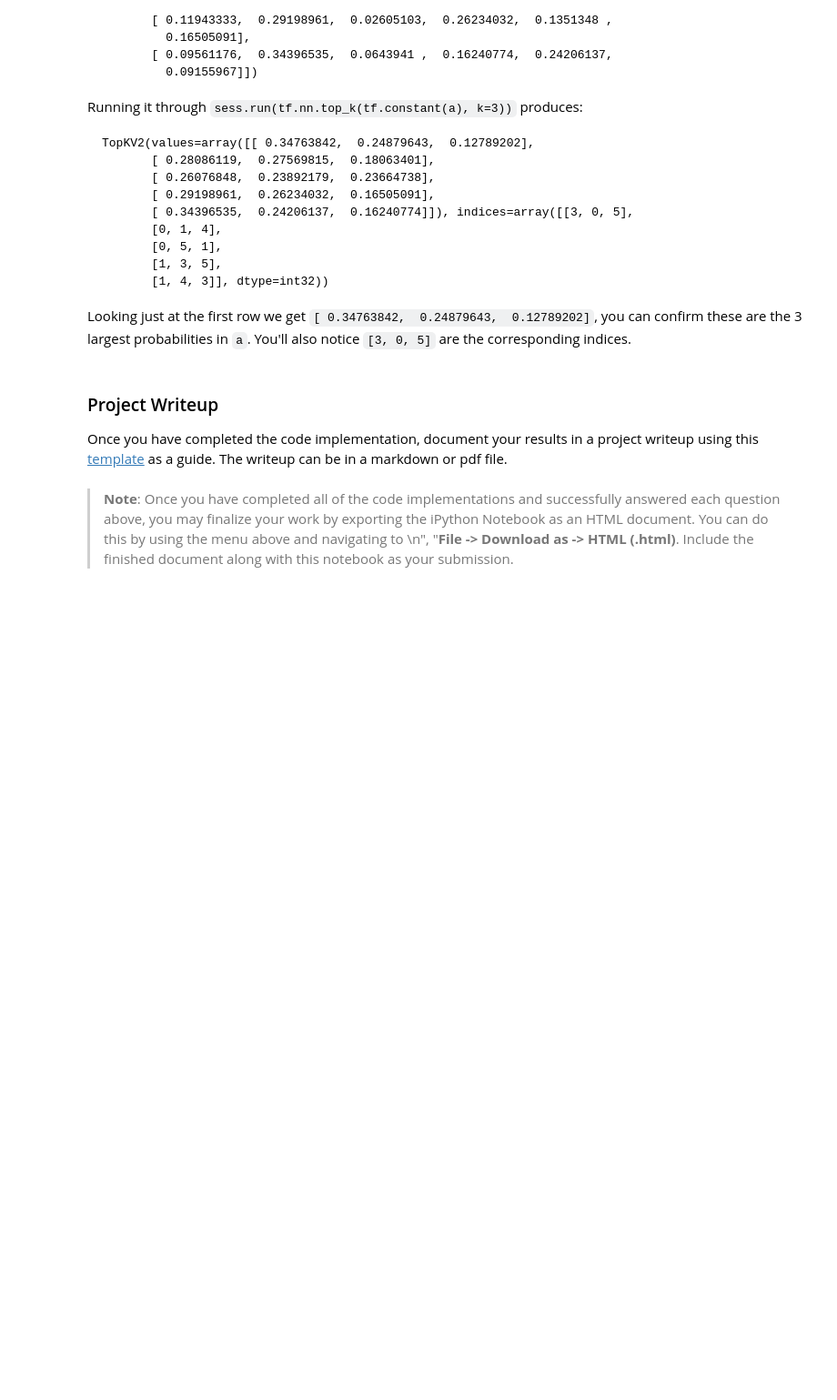
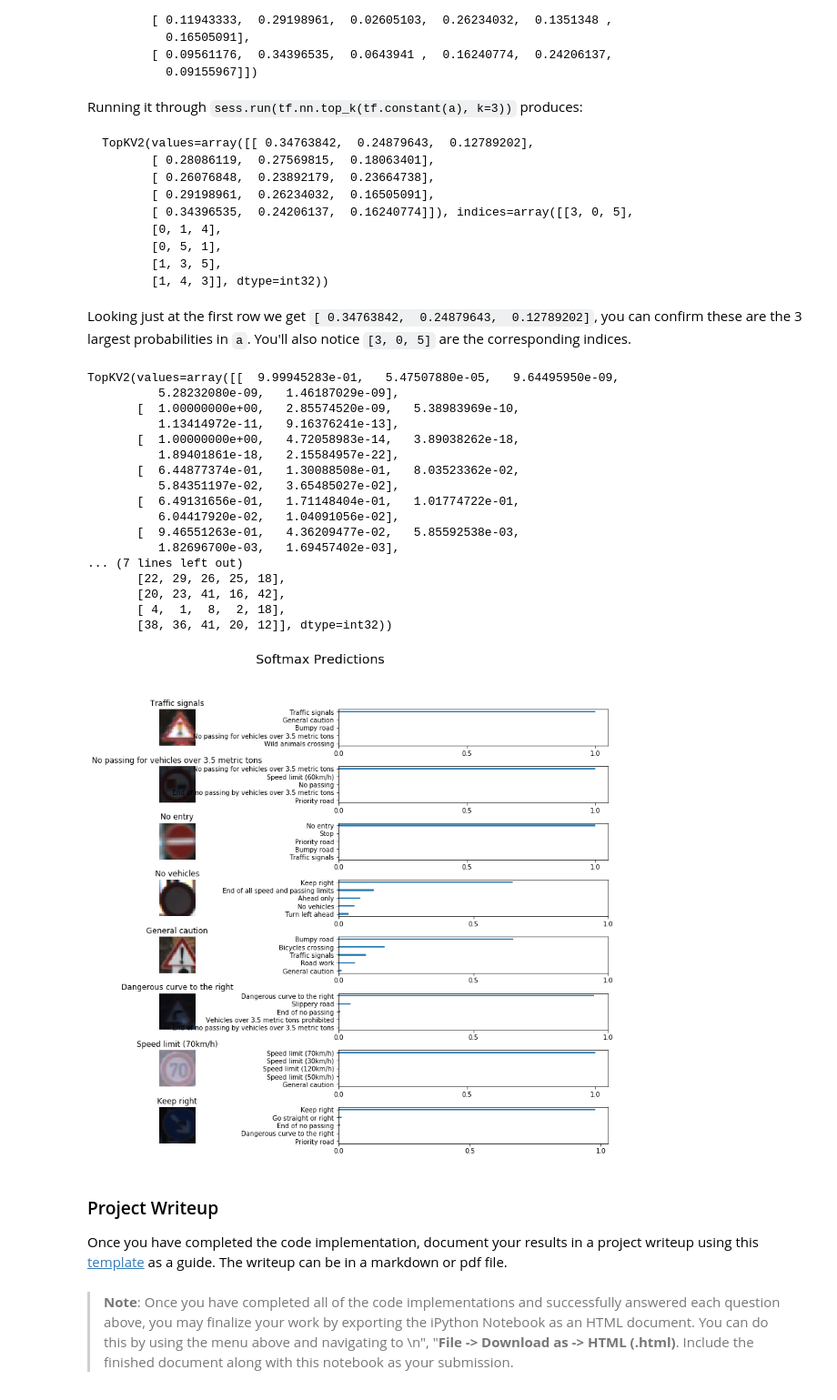
Before and after one commit to yhbyhb/CarND, a Jupyter notebook: Term1/project/CarND-Traffic-Sign-Classifier-Project/Traffic_Sign_Classifier.ipynb, the cells around one changed output. Shown: that part at 91% size. Cells and saved outputs as stored; diff of their text form; code cells hidden in the pictures; blank space fills up the shorter version.

```diff
--- a/Term1/project/CarND-Traffic-Sign-Classifier-Project/Traffic_Sign_Classifier.ipynb
+++ b/Term1/project/CarND-Traffic-Sign-Classifier-Project/Traffic_Sign_Classifier.ipynb
@@ -253,7 +248,8 @@ EPOCHS = 30
 BATCH_SIZE = 128
 dropout_keep_prob = 0.5
 
-logits = MyTrafficSignNet(x)
+l = MyTrafficSignNet(x)
+logits = tf.identity(l, name='logits')
 cross_entropy = tf.nn.softmax_cross_entropy_with_logits(labels=one_hot_y, logits=logits)
 loss_operation = tf.reduce_mean(cross_entropy)
 optimizer = tf.train.AdamOptimizer(learning_rate = rate)
@@ -354,3 +437,11 @@ You may find `signnames.csv` useful as it contains mappings from the class id (i
 # %%
 ### Calculate the accuracy for these 5 new images.
 ### For example, if the model predicted 1 out of 5 signs correctly, it's 20% accurate on these new images.
+with tf.Session() as sess:
+    saver.restore(sess, tf.train.latest_checkpoint('.'))
+
+    batch_x = norm_images
+    batch_y = labels
+
+    accuracy = sess.run(accuracy_operation, feed_dict={x: batch_x, y: batch_y, keep_prob: 1.0})
+    print('accuracy {}%'.format(accuracy * 100.))
@@ -400,3 +490,64 @@ Looking just at the first row we get `[ 0.34763842,  0.24879643,  0.12789202]`,
+# %%
+### Print out the top five softmax probabilities for the predictions on the German traffic sign images found on the web.
+### Feel free to use as many code cells as needed.
+top_n_predictions = 5
+with tf.Session() as sess:
+    saver.restore(sess, tf.train.latest_checkpoint('.'))
+
+    batch_x = norm_images
+    batch_y = labels
+
+    predictions = sess.run(tf.nn.top_k(tf.nn.softmax(logits), top_n_predictions),
+                           feed_dict={x: batch_x, y: batch_y, keep_prob: 1.0})
+print(predictions)
+
+def display_image_predictions(features, labels, predictions, n_predictions):
+    label_names = df_signnames['SignName'].tolist()
+    label_ids = labels
+
+    fig, axies = plt.subplots(nrows=features.shape[0], ncols=2, figsize=(13,10))
+    fig.tight_layout()
+    fig.suptitle('Softmax Predictions', fontsize=20, y=1.1)
+
+
+    margin = 0.05
+    ind = np.arange(n_predictions)
+    width = (1. - 2. * margin) / n_predictions
+
+    for image_i, (feature, label_id, pred_indicies, pred_values) in enumerate(zip(features, label_ids, predictions.indices, predictions.values)):
+        pred_names = [label_names[pred_i] for pred_i in pred_indicies]
+        correct_name = label_names[int(label_id)]
+
+        axies[image_i][0].imshow(feature)
+        axies[image_i][0].set_title(correct_name)
+        axies[image_i][0].set_axis_off()
+
+        axies[image_i][1].barh(ind + margin, pred_values[::-1], width)
+        axies[image_i][1].set_yticks(ind + margin)
+        axies[image_i][1].set_yticklabels(pred_names[::-1])
+        axies[image_i][1].set_xticks([0, 0.5, 1.0])
+
+
+display_image_predictions(images, labels, predictions, top_n_predictions)
+# %% [output]
+TopKV2(values=array([[  9.99945283e-01,   5.47507880e-05,   9.64495950e-09,
+          5.28232080e-09,   1.46187029e-09],
+       [  1.00000000e+00,   2.85574520e-09,   5.38983969e-10,
+          1.13414972e-11,   9.16376241e-13],
+       [  1.00000000e+00,   4.72058983e-14,   3.89038262e-18,
+          1.89401861e-18,   2.15584957e-22],
+       [  6.44877374e-01,   1.30088508e-01,   8.03523362e-02,
+          5.84351197e-02,   3.65485027e-02],
+       [  6.49131656e-01,   1.71148404e-01,   1.01774722e-01,
+          6.04417920e-02,   1.04091056e-02],
+       [  9.46551263e-01,   4.36209477e-02,   5.85592538e-03,
+          1.82696700e-03,   1.69457402e-03],
+... (7 lines left out)
+       [22, 29, 26, 25, 18],
+       [20, 23, 41, 16, 42],
+       [ 4,  1,  8,  2, 18],
+       [38, 36, 41, 20, 12]], dtype=int32))
+[figure, added]
 # %% [markdown]
 ### Project Writeup
 
```
Also changed, not shown: parts of 10 cells of this notebook, 1 other file.
